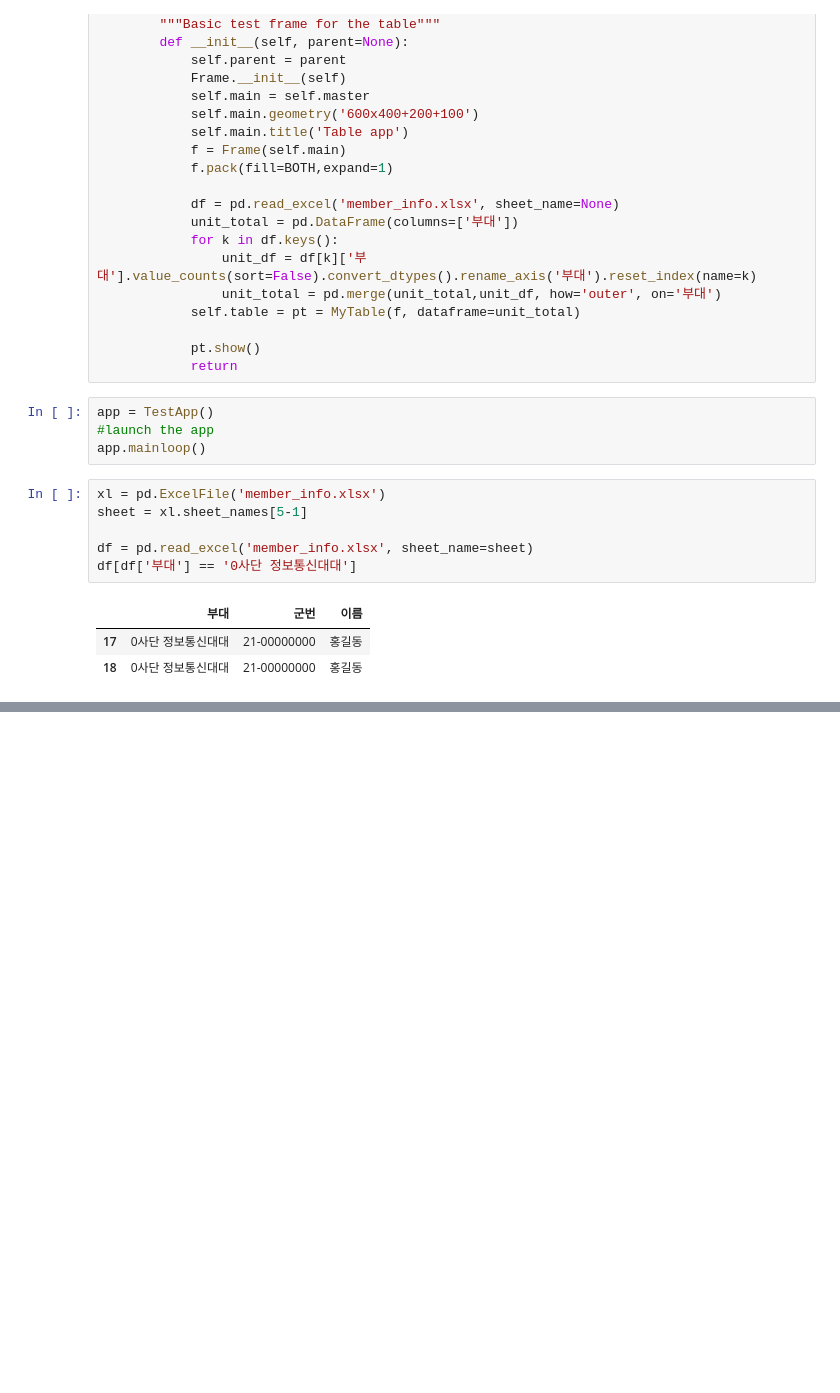
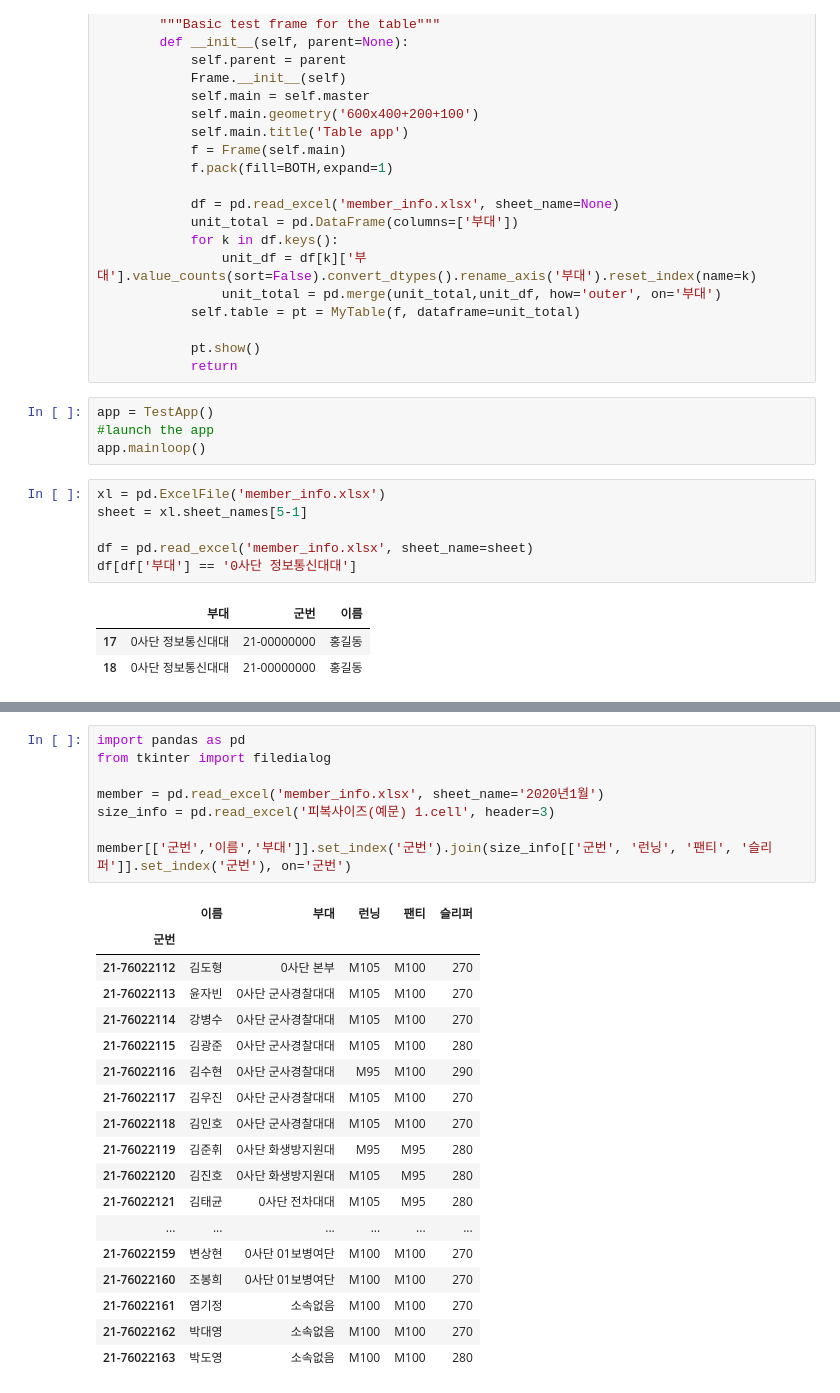
Before and after one commit to Kohgeonho/supplement_manager, a Jupyter notebook: UI.ipynb, the cells around one changed output, grey strips where cells are left out. Saved outputs shown, nothing was run; the diff lists cells and outputs as text; blank space fills up the shorter version.

```diff
--- a/UI.ipynb
+++ b/UI.ipynb
@@ -135,0 +160,27 @@ df[df['부대'] == '0사단 정보통신대대']
+# %%
+import pandas as pd
+from tkinter import filedialog
+
+member = pd.read_excel('member_info.xlsx', sheet_name='2020년1월')
+size_info = pd.read_excel('피복사이즈(예문) 1.cell', header=3)
+
+member[['군번','이름','부대']].set_index('군번').join(size_info[['군번', '런닝', '팬티', '슬리퍼']].set_index('군번'), on='군번')
+# %% [output]
+|  | 이름 | 부대 | 런닝 | 팬티 | 슬리퍼 |
+| 군번 |  |  |  |  |  |
+| 21-76022112 | 김도형 | 0사단 본부 | M105 | M100 | 270 |
+| 21-76022113 | 윤자빈 | 0사단 군사경찰대대 | M105 | M100 | 270 |
+| 21-76022114 | 강병수 | 0사단 군사경찰대대 | M105 | M100 | 270 |
+| 21-76022115 | 김광준 | 0사단 군사경찰대대 | M105 | M100 | 280 |
+| 21-76022116 | 김수현 | 0사단 군사경찰대대 | M95 | M100 | 290 |
+| 21-76022117 | 김우진 | 0사단 군사경찰대대 | M105 | M100 | 270 |
+| 21-76022118 | 김인호 | 0사단 군사경찰대대 | M105 | M100 | 270 |
+| 21-76022119 | 김준휘 | 0사단 화생방지원대 | M95 | M95 | 280 |
+| 21-76022120 | 김진호 | 0사단 화생방지원대 | M105 | M95 | 280 |
+| 21-76022121 | 김태균 | 0사단 전차대대 | M105 | M95 | 280 |
+| ... | ... | ... | ... | ... | ... |
+| 21-76022159 | 변상현 | 0사단 01보병여단 | M100 | M100 | 270 |
+| 21-76022160 | 조봉희 | 0사단 01보병여단 | M100 | M100 | 270 |
+| 21-76022161 | 염기정 | 소속없음 | M100 | M100 | 270 |
+| 21-76022162 | 박대영 | 소속없음 | M100 | M100 | 270 |
+| 21-76022163 | 박도영 | 소속없음 | M100 | M100 | 280 |
```
Also changed, not shown: parts of 5 cells of this notebook, 3 other files.
